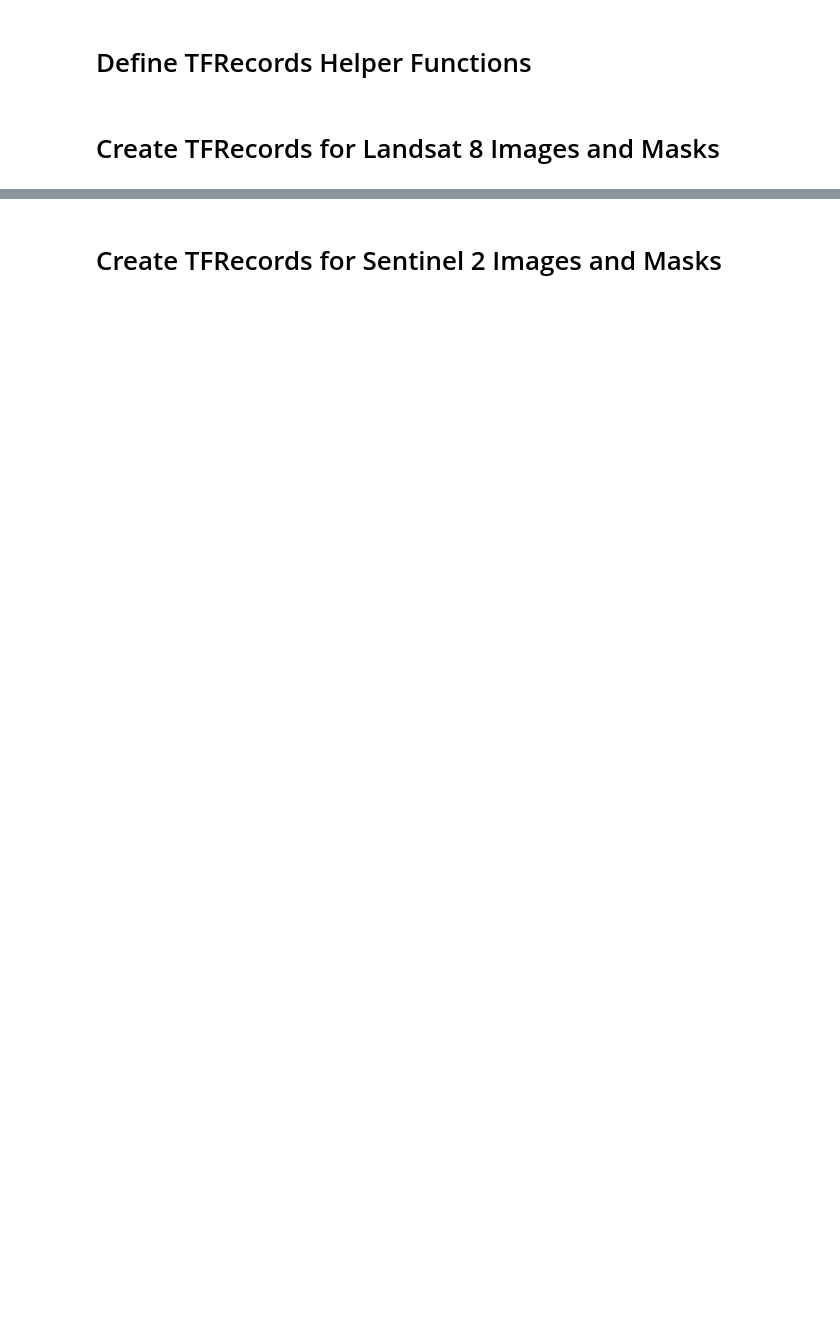
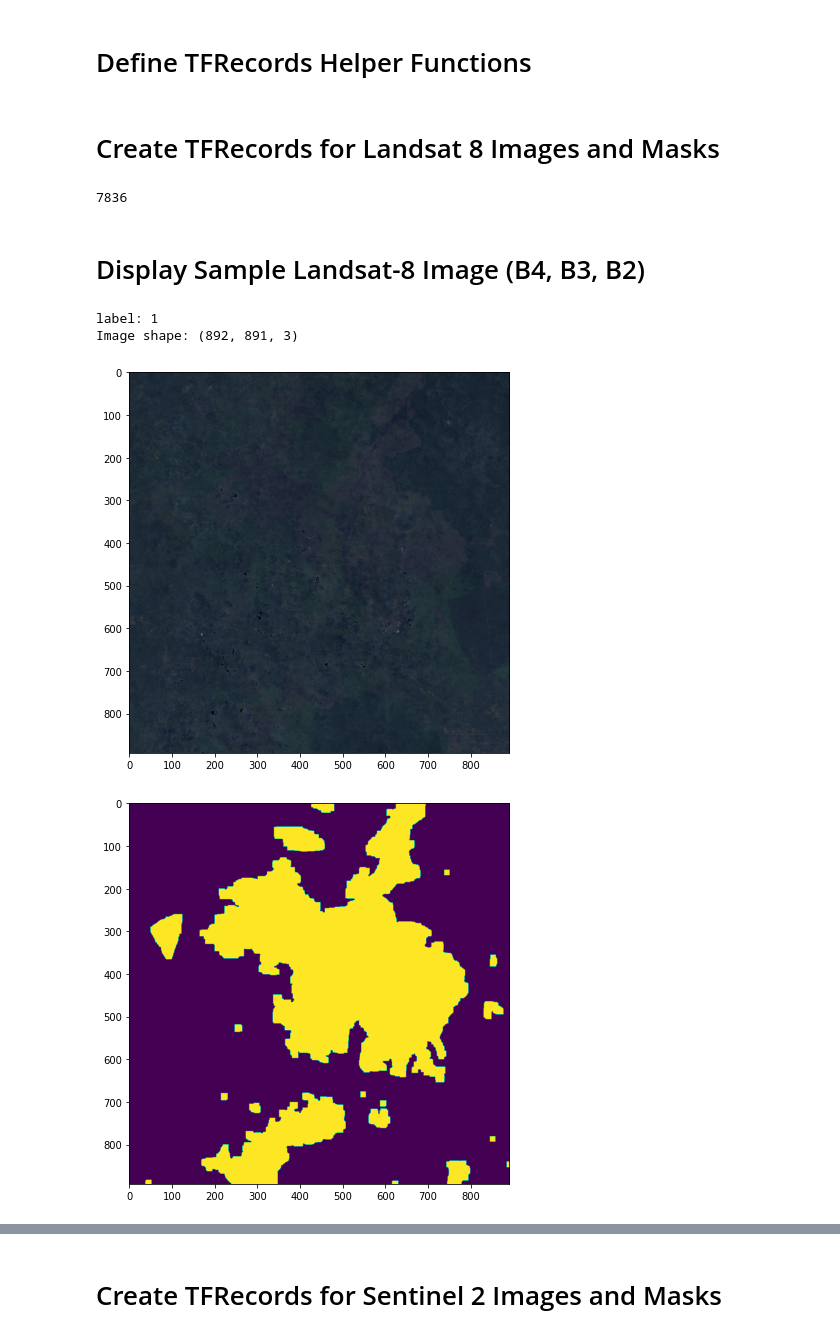
Before and after one commit to marcellinus-witarsah/sumatera-wildfire-classification, a Jupyter notebook: data-preprocessing/data-preprocessing-tfrecord.ipynb, the cells around one changed output, grey strips where cells are left out. Cells and saved outputs as stored; diff of their text form; code cells hidden in the pictures; blank space fills up the shorter version.

```diff
--- a/data-preprocessing/data-preprocessing-tfrecord.ipynb
+++ b/data-preprocessing/data-preprocessing-tfrecord.ipynb
@@ -59,8 +59,11 @@ SENTINEL_2_IMAGE_MASK_FOLDER_PATH = os.path.join(WILDFIRE_SUMATERA_IMAGE_MASK_FO
 LANDSAT_8_IMAGE_MASK_FOLDER_PATH = os.path.join(WILDFIRE_SUMATERA_IMAGE_MASK_FOLDER_PATH, 'landsat-8')
 
 # Folders inside
-SENTINEL_2_IMAGE_MASK_TFRECORD_FOLDER_PATH = os.path.join(WILDFIRE_SUMATERA_IMAGE_MASK_TFRECORD_FOLDER_PATH, 'sentinel-2')
-LANDSAT_8_IMAGE_MASK_TFRECORD_FOLDER_PATH = os.path.join(WILDFIRE_SUMATERA_IMAGE_MASK_TFRECORD_FOLDER_PATH, 'landsat-8')
+SENTINEL_2_B12_B8_B2_IMAGE_MASK_TFRECORD_FOLDER_PATH = os.path.join(WILDFIRE_SUMATERA_IMAGE_MASK_TFRECORD_FOLDER_PATH, 'sentinel-2_b12_b8_b2')
+LANDSAT_8_B7_B5_B2_IMAGE_MASK_TFRECORD_FOLDER_PATH = os.path.join(WILDFIRE_SUMATERA_IMAGE_MASK_TFRECORD_FOLDER_PATH, 'landsat-8_b7_b5_b2')
+SENTINEL_2_B4_B3_B2_IMAGE_MASK_TFRECORD_FOLDER_PATH = os.path.join(WILDFIRE_SUMATERA_IMAGE_MASK_TFRECORD_FOLDER_PATH, 'sentinel-2_b4_b3_b2')
+LANDSAT_8_B4_B3_B2_IMAGE_MASK_TFRECORD_FOLDER_PATH = os.path.join(WILDFIRE_SUMATERA_IMAGE_MASK_TFRECORD_FOLDER_PATH, 'landsat-8_b4_b3_b2')
+
 
 dirs = [
     WILDFIRE_SUMATERA_DATASET_FOLDER_PATH,
@@ -82,8 +85,11 @@ dirs = [
     SENTINEL_2_IMAGE_MASK_FOLDER_PATH,
     LANDSAT_8_IMAGE_MASK_FOLDER_PATH,
 
-    SENTINEL_2_IMAGE_MASK_TFRECORD_FOLDER_PATH,
-    LANDSAT_8_IMAGE_MASK_TFRECORD_FOLDER_PATH,
+    SENTINEL_2_B12_B8_B2_IMAGE_MASK_TFRECORD_FOLDER_PATH,
+    LANDSAT_8_B7_B5_B2_IMAGE_MASK_TFRECORD_FOLDER_PATH,
+    SENTINEL_2_B4_B3_B2_IMAGE_MASK_TFRECORD_FOLDER_PATH,
+    LANDSAT_8_B4_B3_B2_IMAGE_MASK_TFRECORD_FOLDER_PATH,
+
 ]
 
 for dir_ in dirs:
@@ -174,6 +182,9 @@ def parse_tfrecord_fn(example):
 landsat_df = pd.read_csv(METADATA_LANDSAT_8_FILE_PATH)
 filtered_landsat_df = landsat_df[(landsat_df['image_condition']==1)]
 len_images_masks = len(filtered_landsat_df)
+print(len_images_masks)
+# %% [output]
+7836
 # %%
 for tfrec_num, row in tqdm(filtered_landsat_df.iterrows(), colour='green'):
     image_mask_path = row['folder_paths_image_mask']
@@ -190,18 +201,3 @@ for tfrec_num, row in tqdm(filtered_landsat_df.iterrows(), colour='green'):
         example = create_example(image, mask, row['class_by_median'])
         writer.write(example.SerializeToString())
         writer.close()
-# %%
-files = os.path.join(LANDSAT_8_IMAGE_MASK_TFRECORD_FOLDER_PATH, 'file_0-7836.tfrec')
-
-raw_dataset = tf.data.TFRecordDataset(files)
-parsed_dataset = raw_dataset.map(parse_tfrecord_fn)
-
-for features in parsed_dataset.take(1):
-    print("label: {}".format(features['label']))
-    print("Image shape: {}".format(features['image'].shape))
-    plt.figure(figsize=(7, 7))
-    plt.imshow(features["image"].numpy()*3)
-    plt.show()
-    plt.figure(figsize=(7, 7))
-    plt.imshow(features["mask"].numpy()*3)
-    plt.show()
@@ -207,0 +220,22 @@ for features in parsed_dataset.take(1):
+# %% [markdown]
+# Display Sample Landsat-8 Image (B4, B3, B2)
+# %%
+files = os.path.join(LANDSAT_8_B4_B3_B2_IMAGE_MASK_TFRECORD_FOLDER_PATH, 'file_5000-7836.tfrec')
+
+raw_dataset = tf.data.TFRecordDataset(files)
+parsed_dataset = raw_dataset.map(parse_tfrecord_fn)
+
+for features in parsed_dataset.take(1):
+    print("label: {}".format(features['label']))
+    print("Image shape: {}".format(features['image'].shape))
+    plt.figure(figsize=(7, 7))
+    plt.imshow(features["image"].numpy()*2)
+    plt.show()
+    plt.figure(figsize=(7, 7))
+    plt.imshow(features["mask"].numpy()*3)
+    plt.show()
+# %% [output]
+label: 1
+Image shape: (892, 891, 3)
+[figure, added]
+[figure, added]
```
Also changed, not shown: parts of 12 cells of this notebook.
